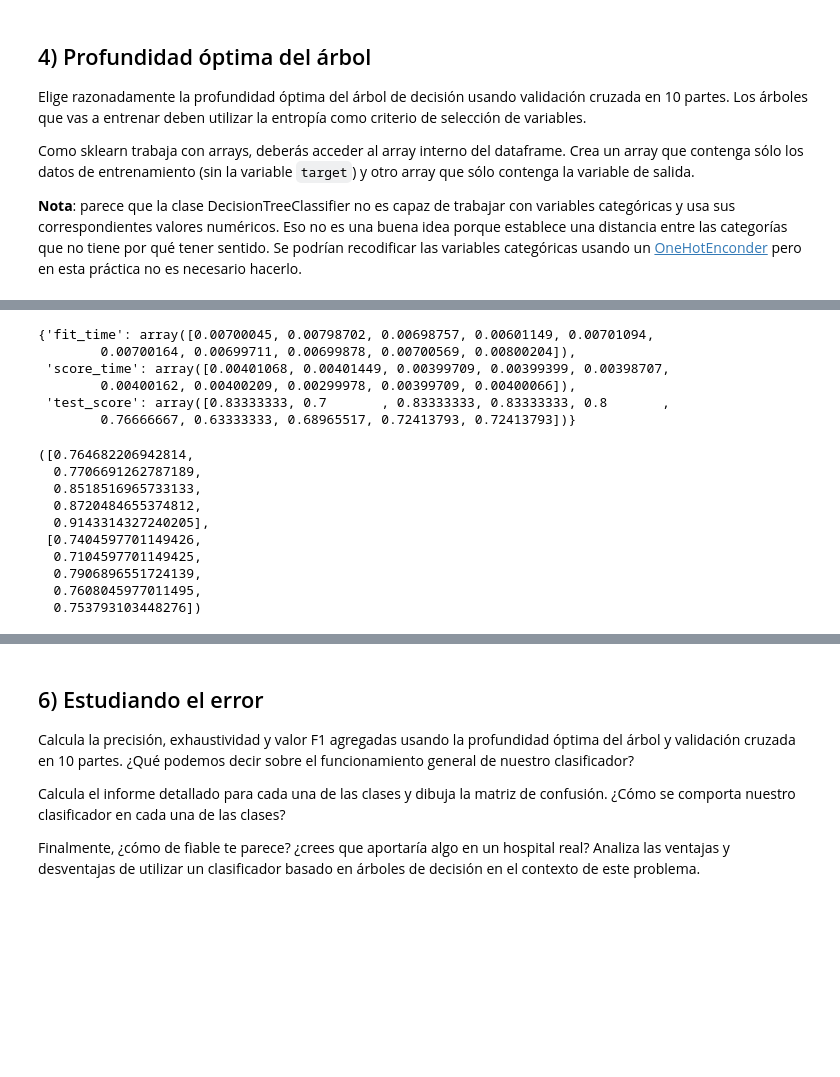
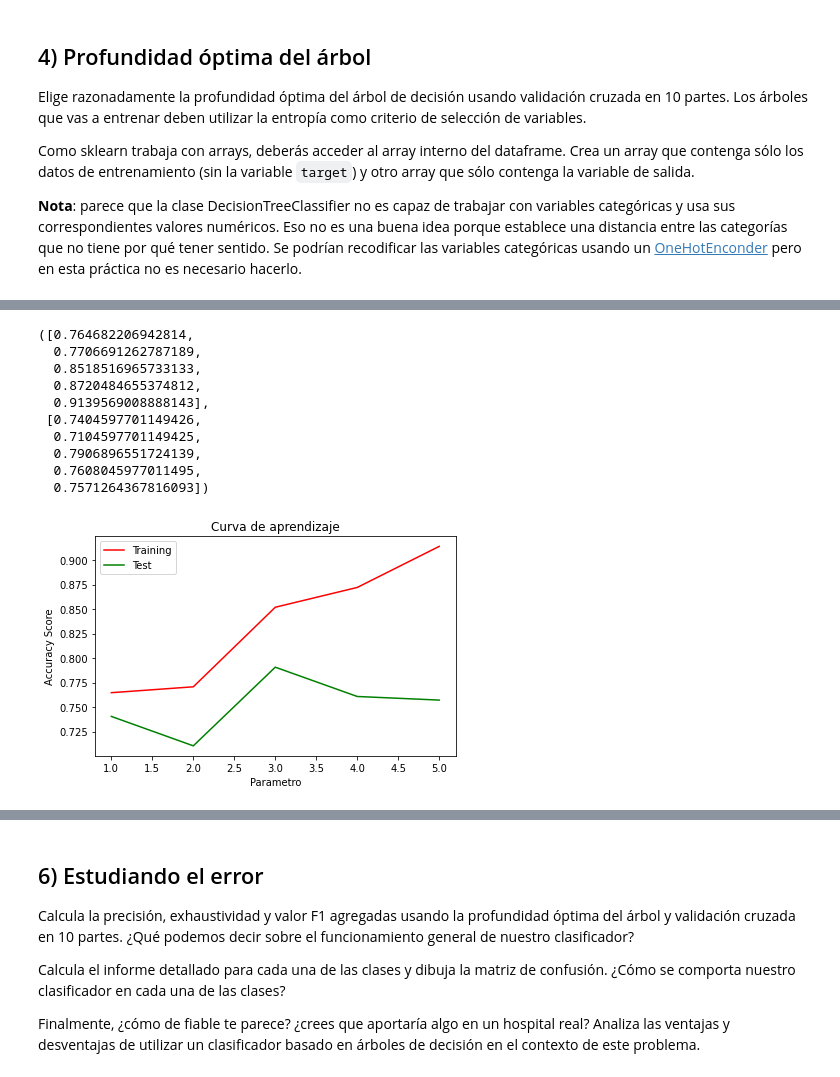
Before and after one commit to sramos02/IA, a Jupyter notebook: Practicas/Practica2/P2_clasificacion.ipynb, the cells around one changed output, grey strips where cells are left out. Drawn from its saved outputs; the diff is of its cells as text; code cells hidden in the pictures; blank space fills up the shorter version.

```diff
--- a/Practicas/Practica2/P2_clasificacion.ipynb
+++ b/Practicas/Practica2/P2_clasificacion.ipynb
@@ -211,55 +195,43 @@ Name: target, dtype: float64
 # %%
-#Aplicamos el algoritmo de validación cruzada
+from sklearn.neighbors import KNeighborsClassifier
 from sklearn.model_selection import cross_validate
-from sklearn.tree import DecisionTreeClassifier
+from sklearn.tree import DecisionTreeClassifier, export_graphviz
 
-RANDOM_STATE = 16
-
-#Preparamos la variable de salida (dfT)
-dfT = df1['target']
-df2 = df1
-del(df2['target'])
+train_accuracy = []
+test_accuracy = []
 
 # Entrenamos y validamos varios árboles con distintas profundidades máximas
 max_depths = range(1, 6)
 for md in max_depths:
     clf = DecisionTreeClassifier(criterion="entropy", max_depth=md, min_samples_split=2, random_state=RANDOM_STATE)
-    scores = cross_validate(clf, df2, dfT, scoring='accuracy', cv=10, return_train_score=False)
+    scores = cross_validate(clf,dfD, dfT, scoring='accuracy', cv=10, return_train_score=True)
 
-scores
+    train_accuracy.append(np.mean(scores['train_score']))
+    test_accuracy.append(np.mean(scores['test_score']))
+
+train_accuracy, test_accuracy
 # %% [output]
-{'fit_time': array([0.00700045, 0.00798702, 0.00698757, 0.00601149, 0.00701094,
-        0.00700164, 0.00699711, 0.00699878, 0.00700569, 0.00800204]),
- 'score_time': array([0.00401068, 0.00401449, 0.00399709, 0.00399399, 0.00398707,
-        0.00400162, 0.00400209, 0.00299978, 0.00399709, 0.00400066]),
- 'test_score': array([0.83333333, 0.7       , 0.83333333, 0.83333333, 0.8       ,
-        0.76666667, 0.63333333, 0.68965517, 0.72413793, 0.72413793])}
+([0.764682206942814,
+  0.7706691262787189,
+  0.8518516965733133,
+  0.8720484655374812,
+  0.9139569008888143],
+ [0.7404597701149426,
+  0.7104597701149425,
+  0.7906896551724139,
+  0.7608045977011495,
+  0.7571264367816093])
-# %%
-from sklearn.neighbors import KNeighborsClassifier
-from sklearn.model_selection import cross_validate
-from sklearn.tree import DecisionTreeClassifier, export_graphviz
-
-train_accuracy = []
-test_accuracy = []
-
-# Entrenamos y validamos varios árboles con distintas profundidades máximas
-max_depths = range(1, 6)
-for md in max_depths:
-    clf = DecisionTreeClassifier(criterion="entropy", max_depth=md, min_samples_split=2, random_state=RANDOM_STATE)
-    scores = cross_validate(clf,df2, dfT, scoring='accuracy', cv=10, return_train_score=True)
-
-    train_accuracy.append(np.mean(scores['train_score']))
-    test_accuracy.append(np.mean(scores['test_score']))
-
-train_accuracy, test_accuracy
-# %% [output]
-([0.764682206942814,
-  0.7706691262787189,
-  0.8518516965733133,
-  0.8720484655374812,
-  0.9143314327240205],
- [0.7404597701149426,
-  0.7104597701149425,
-  0.7906896551724139,
-  0.7608045977011495,
-  0.753793103448276])
+# %%
+import matplotlib.pyplot as plt
+
+# Draw lines
+plt.plot(max_depths, train_accuracy, color="r",  label="Training")
+plt.plot(max_depths, test_accuracy, color="g", label="Test")
+
+# Create plot
+plt.title("Curva de aprendizaje")
+plt.xlabel("Parametro"), plt.ylabel("Accuracy Score"), plt.legend(loc="best")
+plt.tight_layout()
+plt.show()
+# %% [output]
+[figure, added]
```
Also changed, not shown: parts of 48 cells of this notebook, 1 other file.
